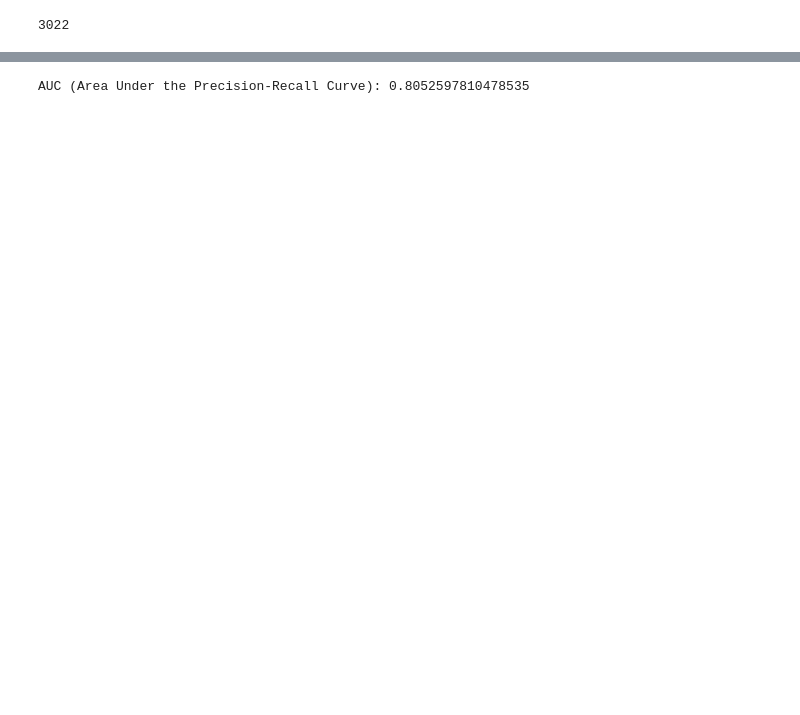
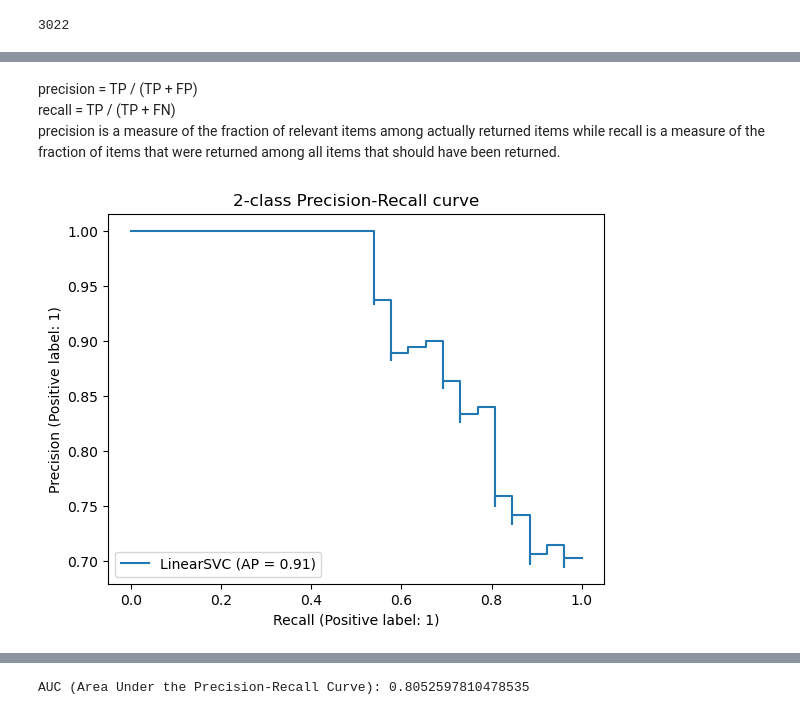
Before and after one commit to enguang2/netvlad, a Jupyter notebook: LCD_KITTI_ground_truth.ipynb, the cells around one changed output, grey strips where cells are left out. Drawn from its saved outputs; the diff is of its cells as text; code cells hidden in the pictures; blank space fills up the shorter version.

Commit message:
refactor with sklearn precision-recall curves

```diff
--- a/LCD_KITTI_ground_truth.ipynb
+++ b/LCD_KITTI_ground_truth.ipynb
@@ -251,0 +284,35 @@ Parsed 2312 query entries successfully.
+# %% [markdown]
+precision = TP / (TP + FP) \
+recall = TP / (TP + FN) \
+precision is a measure of the fraction of relevant items among actually returned items while recall is a measure of the fraction of items that were returned among all items that should have been returned.
+# %%
+import numpy as np
+
+from sklearn.datasets import load_iris
+from sklearn.model_selection import train_test_split
+
+X, y = load_iris(return_X_y=True)
+
+# Add noisy features
+random_state = np.random.RandomState(0)
+n_samples, n_features = X.shape
+X = np.concatenate([X, random_state.randn(n_samples, 200 * n_features)], axis=1)
+
+# Limit to the two first classes, and split into training and test
+X_train, X_test, y_train, y_test = train_test_split(
+    X[y < 2], y[y < 2], test_size=0.5, random_state=random_state
+)
+from sklearn.pipeline import make_pipeline
+from sklearn.preprocessing import StandardScaler
+from sklearn.svm import LinearSVC
+
+classifier = make_pipeline(StandardScaler(), LinearSVC(random_state=random_state))
+classifier.fit(X_train, y_train)
+from sklearn.metrics import PrecisionRecallDisplay
+
+display = PrecisionRecallDisplay.from_estimator(
+    classifier, X_test, y_test, name="LinearSVC"
+)
+_ = display.ax_.set_title("2-class Precision-Recall curve")
+# %% [output]
+[figure, added]
```
Also changed, not shown: parts of 42 cells of this notebook, 1 other file.
